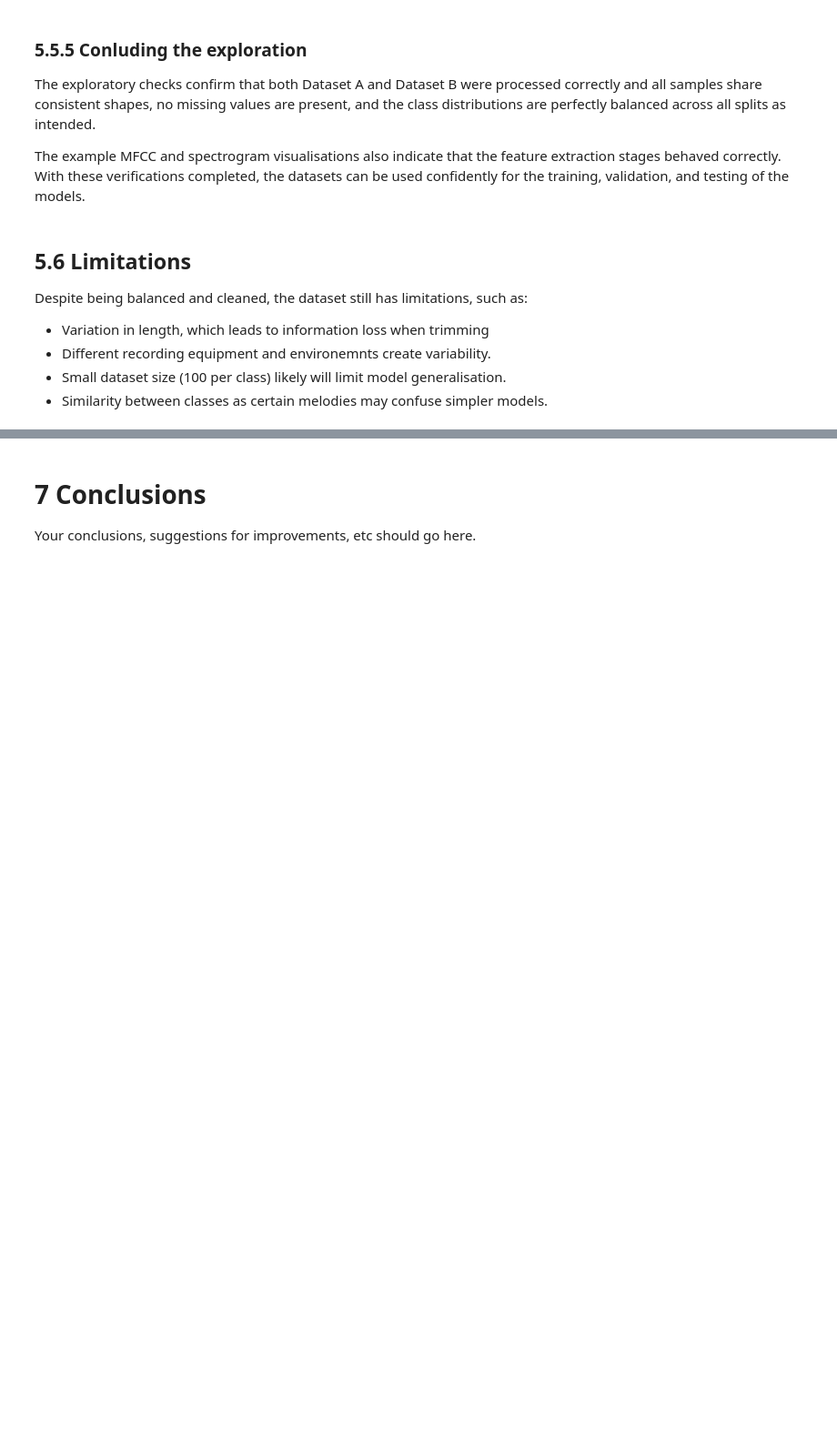
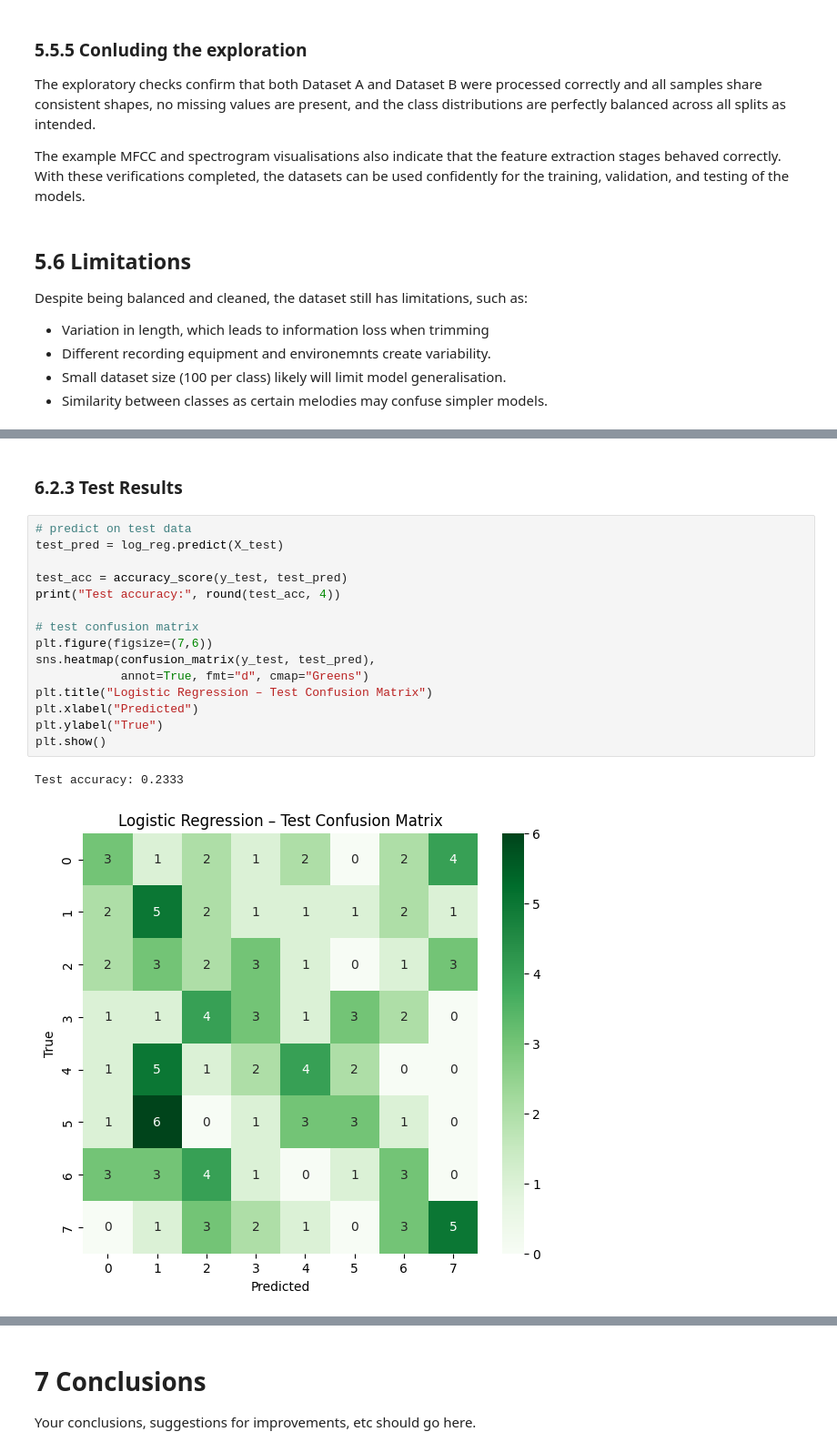
Before and after one commit to dgorbunova/ML-Hums-Whistles-Classification, a Jupyter notebook: notebook/ECS7020P_miniproject_2526.ipynb, the cells around one changed output, grey strips where cells are left out. Shown at 91% size. Drawn from its saved outputs; the diff is of its cells as text; blank space fills up the shorter version.

```diff
--- a/notebook/ECS7020P_miniproject_2526.ipynb
+++ b/notebook/ECS7020P_miniproject_2526.ipynb
@@ -730,0 +785,20 @@ Carry out your experiments here. Analyse and explain your results. Unexplained r
+# %% [markdown]
+### 6.2.3 Test Results
+# %%
+# predict on test data
+test_pred = log_reg.predict(X_test)
+
+test_acc = accuracy_score(y_test, test_pred)
+print("Test accuracy:", round(test_acc, 4))
+
+# test confusion matrix
+plt.figure(figsize=(7,6))
+sns.heatmap(confusion_matrix(y_test, test_pred),
+            annot=True, fmt="d", cmap="Greens")
+plt.title("Logistic Regression – Test Confusion Matrix")
+plt.xlabel("Predicted")
+plt.ylabel("True")
+plt.show()
+# %% [output]
+Test accuracy: 0.2333
+[figure, added]
```
Also changed, not shown: parts of 7 cells of this notebook.
